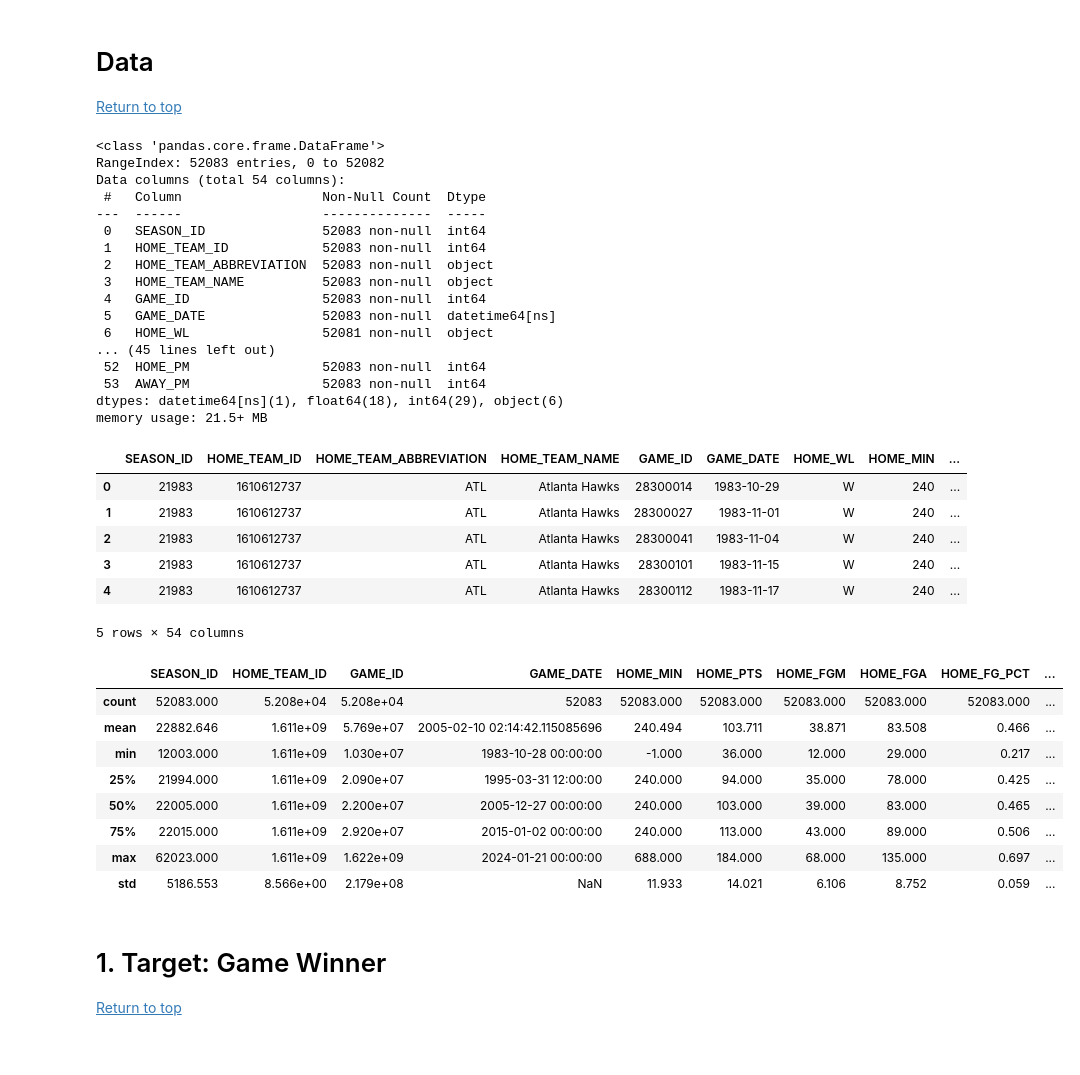
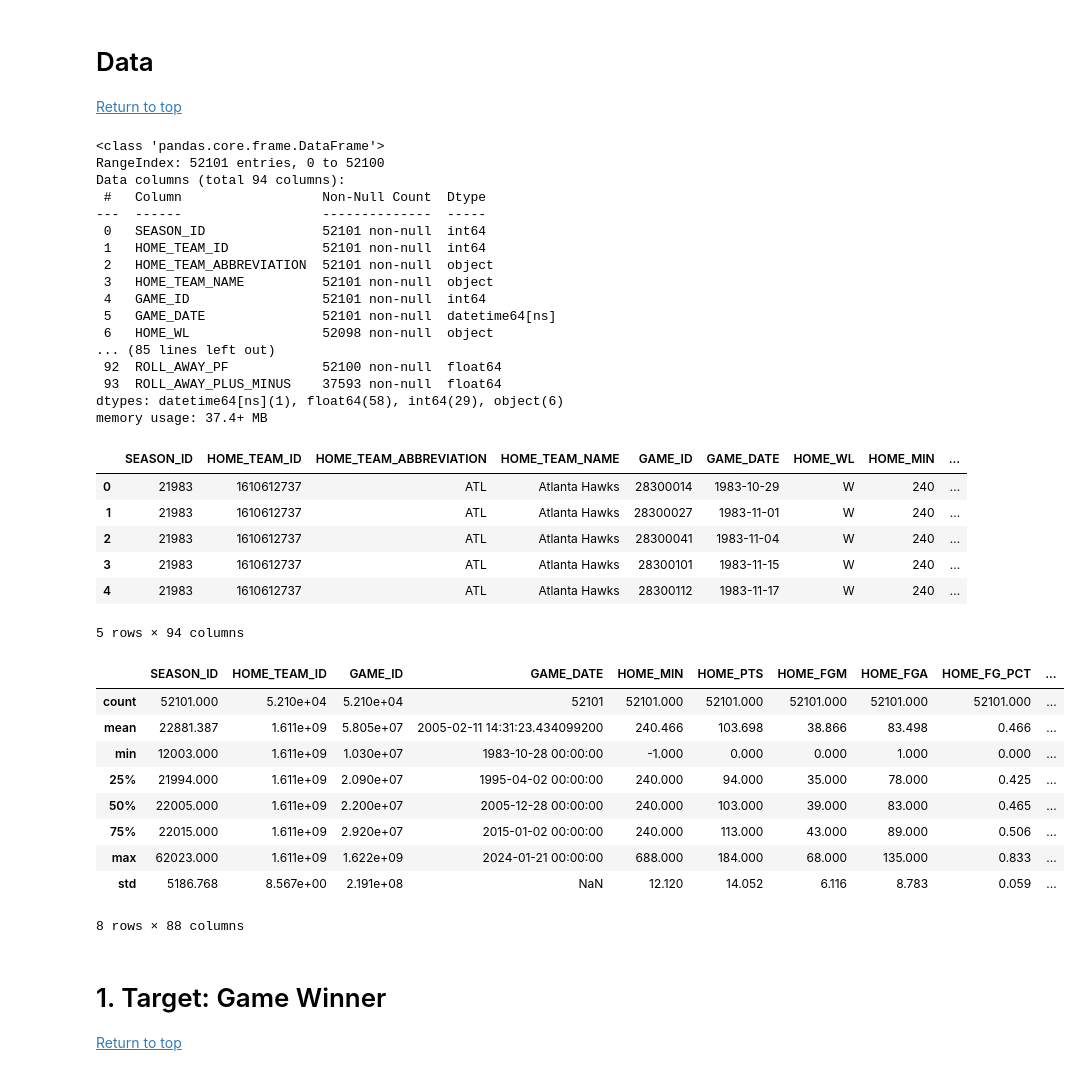
Before and after one commit to stevenworthington/sports_betting, a Jupyter notebook: code/6_nba_Baseline_Models.ipynb, the cells around one changed output. Drawn from its saved outputs; the diff is of its cells as text; code cells hidden in the pictures.

```diff
--- a/code/6_nba_Baseline_Models.ipynb
+++ b/code/6_nba_Baseline_Models.ipynb
@@ -96,32 +98,32 @@ import utility_functions as utl
 
 [Return to top](#Baseline-Models)
 # %%
-team_matchups_df = pd.read_csv('../data/processed/nba_team_matchups_1984_2024.csv')
+team_bs_matchups_roll_df = pd.read_csv('../data/processed/nba_team_matchups_rolling_stats_1984_2024.csv')
 
 # convert 'GAME_DATE' column to datetime
-team_matchups_df['GAME_DATE'] = pd.to_datetime(team_matchups_df['GAME_DATE'])
+team_bs_matchups_roll_df['GAME_DATE'] = pd.to_datetime(team_bs_matchups_roll_df['GAME_DATE'])
 # %%
-team_matchups_df.info()
+team_bs_matchups_roll_df.info()
 # %% [output]
 <class 'pandas.core.frame.DataFrame'>
-RangeIndex: 52083 entries, 0 to 52082
-Data columns (total 54 columns):
+RangeIndex: 52101 entries, 0 to 52100
+Data columns (total 94 columns):
  #   Column                  Non-Null Count  Dtype
 ---  ------                  --------------  -----
- 0   SEASON_ID               52083 non-null  int64
- 1   HOME_TEAM_ID            52083 non-null  int64
- 2   HOME_TEAM_ABBREVIATION  52083 non-null  object
- 3   HOME_TEAM_NAME          52083 non-null  object
- 4   GAME_ID                 52083 non-null  int64
- 5   GAME_DATE               52083 non-null  datetime64[ns]
- 6   HOME_WL                 52081 non-null  object
-... (45 lines left out)
- 52  HOME_PM                 52083 non-null  int64
- 53  AWAY_PM                 52083 non-null  int64
-dtypes: datetime64[ns](1), float64(18), int64(29), object(6)
-memory usage: 21.5+ MB
+ 0   SEASON_ID               52101 non-null  int64
+ 1   HOME_TEAM_ID            52101 non-null  int64
+ 2   HOME_TEAM_ABBREVIATION  52101 non-null  object
+ 3   HOME_TEAM_NAME          52101 non-null  object
+ 4   GAME_ID                 52101 non-null  int64
+ 5   GAME_DATE               52101 non-null  datetime64[ns]
+ 6   HOME_WL                 52098 non-null  object
+... (85 lines left out)
+ 92  ROLL_AWAY_PF            52100 non-null  float64
+ 93  ROLL_AWAY_PLUS_MINUS    37593 non-null  float64
+dtypes: datetime64[ns](1), float64(58), int64(29), object(6)
+memory usage: 37.4+ MB
 # %%
-team_matchups_df.head()
+team_bs_matchups_roll_df.head()
 # %% [output]
 |  | SEASON_ID | HOME_TEAM_ID | HOME_TEAM_ABBREVIATION | HOME_TEAM_NAME | GAME_ID | GAME_DATE | HOME_WL | HOME_MIN | ... |
 | 0 | 21983 | 1610612737 | ATL | Atlanta Hawks | 28300014 | 1983-10-29 | W | 240 | ... |
@@ -129,19 +131,20 @@ team_matchups_df.head()
 | 2 | 21983 | 1610612737 | ATL | Atlanta Hawks | 28300041 | 1983-11-04 | W | 240 | ... |
 | 3 | 21983 | 1610612737 | ATL | Atlanta Hawks | 28300101 | 1983-11-15 | W | 240 | ... |
 | 4 | 21983 | 1610612737 | ATL | Atlanta Hawks | 28300112 | 1983-11-17 | W | 240 | ... |
-5 rows × 54 columns
+5 rows × 94 columns
 # %%
-team_matchups_df.describe()
+team_bs_matchups_roll_df.describe()
 # %% [output]
 |  | SEASON_ID | HOME_TEAM_ID | GAME_ID | GAME_DATE | HOME_MIN | HOME_PTS | HOME_FGM | HOME_FGA | HOME_FG_PCT | ... |
-| count | 52083.000 | 5.208e+04 | 5.208e+04 | 52083 | 52083.000 | 52083.000 | 52083.000 | 52083.000 | 52083.000 | ... |
-| mean | 22882.646 | 1.611e+09 | 5.769e+07 | 2005-02-10 02:14:42.115085696 | 240.494 | 103.711 | 38.871 | 83.508 | 0.466 | ... |
-| min | 12003.000 | 1.611e+09 | 1.030e+07 | 1983-10-28 00:00:00 | -1.000 | 36.000 | 12.000 | 29.000 | 0.217 | ... |
-| 25% | 21994.000 | 1.611e+09 | 2.090e+07 | 1995-03-31 12:00:00 | 240.000 | 94.000 | 35.000 | 78.000 | 0.425 | ... |
-| 50% | 22005.000 | 1.611e+09 | 2.200e+07 | 2005-12-27 00:00:00 | 240.000 | 103.000 | 39.000 | 83.000 | 0.465 | ... |
+| count | 52101.000 | 5.210e+04 | 5.210e+04 | 52101 | 52101.000 | 52101.000 | 52101.000 | 52101.000 | 52101.000 | ... |
+| mean | 22881.387 | 1.611e+09 | 5.805e+07 | 2005-02-11 14:31:23.434099200 | 240.466 | 103.698 | 38.866 | 83.498 | 0.466 | ... |
+| min | 12003.000 | 1.611e+09 | 1.030e+07 | 1983-10-28 00:00:00 | -1.000 | 0.000 | 0.000 | 1.000 | 0.000 | ... |
+| 25% | 21994.000 | 1.611e+09 | 2.090e+07 | 1995-04-02 00:00:00 | 240.000 | 94.000 | 35.000 | 78.000 | 0.425 | ... |
+| 50% | 22005.000 | 1.611e+09 | 2.200e+07 | 2005-12-28 00:00:00 | 240.000 | 103.000 | 39.000 | 83.000 | 0.465 | ... |
 | 75% | 22015.000 | 1.611e+09 | 2.920e+07 | 2015-01-02 00:00:00 | 240.000 | 113.000 | 43.000 | 89.000 | 0.506 | ... |
-| max | 62023.000 | 1.611e+09 | 1.622e+09 | 2024-01-21 00:00:00 | 688.000 | 184.000 | 68.000 | 135.000 | 0.697 | ... |
-| std | 5186.553 | 8.566e+00 | 2.179e+08 | NaN | 11.933 | 14.021 | 6.106 | 8.752 | 0.059 | ... |
+| max | 62023.000 | 1.611e+09 | 1.622e+09 | 2024-01-21 00:00:00 | 688.000 | 184.000 | 68.000 | 135.000 | 0.833 | ... |
+| std | 5186.768 | 8.567e+00 | 2.191e+08 | NaN | 12.120 | 14.052 | 6.116 | 8.783 | 0.059 | ... |
+8 rows × 88 columns
 # %% [markdown]
 <a name="1.-Target:-Game-Winner"></a>
 # 1. Target: Game Winner
```
Also changed, not shown: parts of 13 cells of this notebook, 8 other files.
